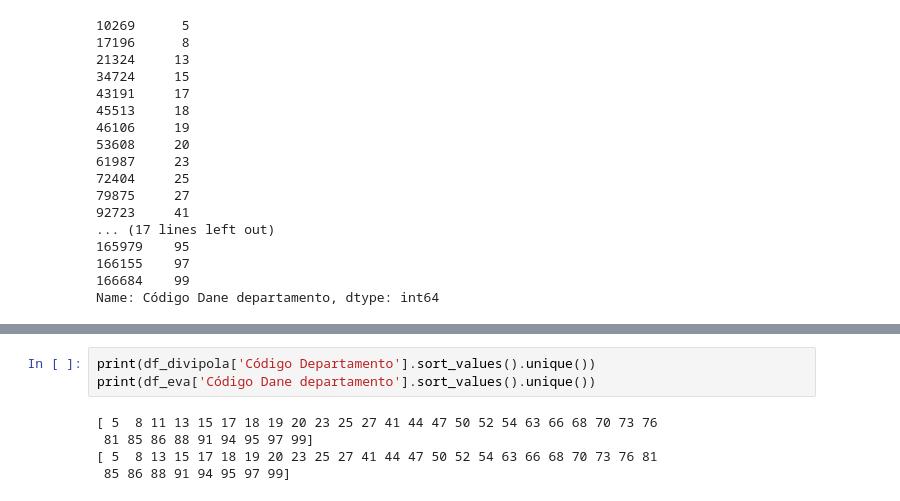
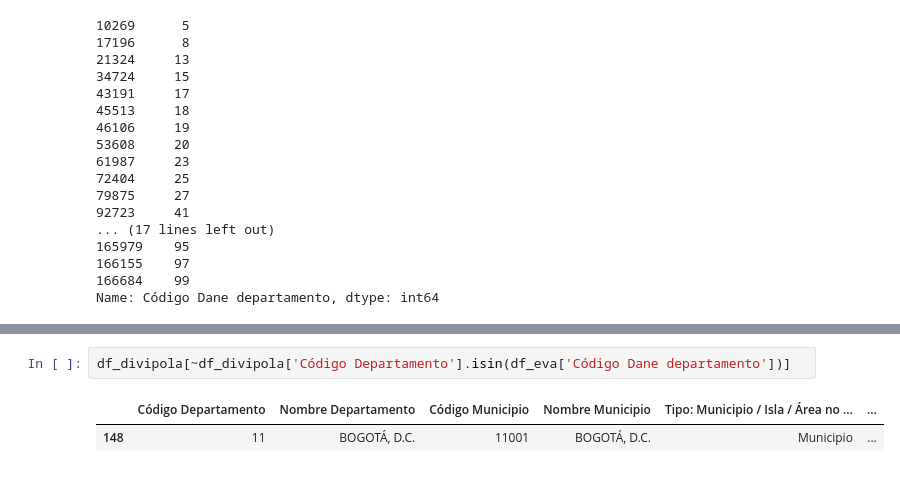
Before and after one commit to BrayanPineda1604/big-data-postgraduate-bpineda, a Jupyter notebook: kit/Notebooks/Exercises/01_Geopandas.ipynb, the cells around one changed output, grey strips where cells are left out. Cells and saved outputs as stored; diff of their text form.

```diff
--- a/kit/Notebooks/Exercises/01_Geopandas.ipynb
+++ b/kit/Notebooks/Exercises/01_Geopandas.ipynb
@@ -131,8 +127,5 @@ res = np.nonzero(np.isin(df_divipola['Código Departamento'].sort_values().uniqu
 # %%
-print(df_divipola['Código Departamento'].sort_values().unique())
-print(df_eva['Código Dane departamento'].sort_values().unique())
+df_divipola[~df_divipola['Código Departamento'].isin(df_eva['Código Dane departamento'])]
 # %% [output]
-[ 5  8 11 13 15 17 18 19 20 23 25 27 41 44 47 50 52 54 63 66 68 70 73 76
- 81 85 86 88 91 94 95 97 99]
-[ 5  8 13 15 17 18 19 20 23 25 27 41 44 47 50 52 54 63 66 68 70 73 76 81
- 85 86 88 91 94 95 97 99]
+|  | Código Departamento | Nombre Departamento | Código Municipio | Nombre Municipio | Tipo: Municipio / Isla / Área no ... | ... |
+| 148 | 11 | BOGOTÁ, D.C. | 11001 | BOGOTÁ, D.C. | Municipio | ... |
```
Also changed, not shown: parts of 7 cells of this notebook.
